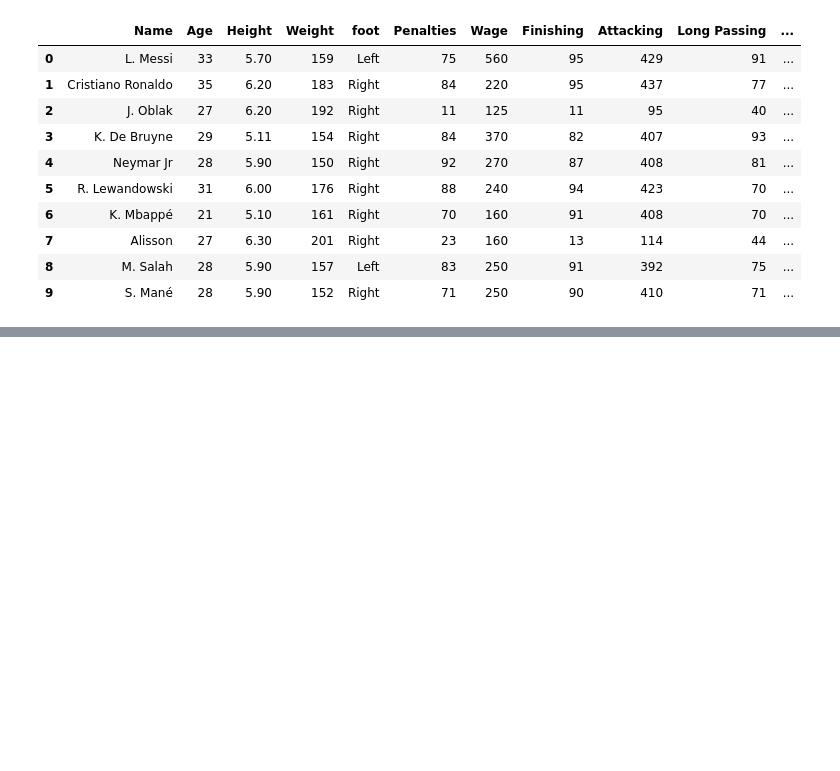
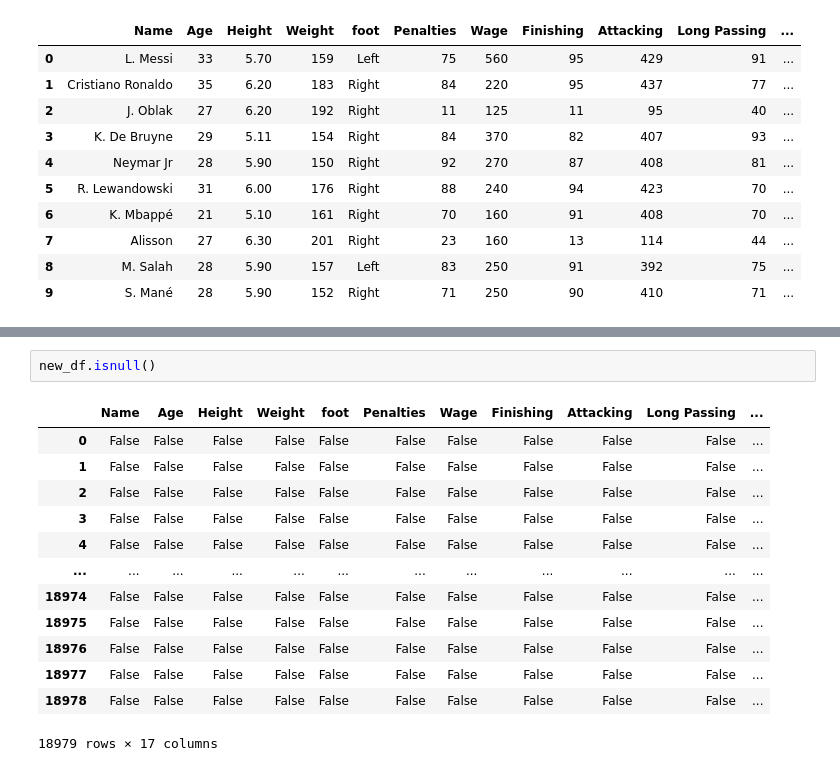
Before and after one commit to ayoub22222222/Data_Cleaning_project, a Jupyter notebook: notebook/fifa21_EDA.ipynb, the cells around one changed output, grey strips where cells are left out. Cells and saved outputs as stored; diff of their text form; blank space fills up the shorter version.

```diff
--- a/notebook/fifa21_EDA.ipynb
+++ b/notebook/fifa21_EDA.ipynb
@@ -75,0 +68,16 @@ new_df.corr
+# %%
+new_df.isnull()
+# %% [output]
+|  | Name | Age | Height | Weight | foot | Penalties | Wage | Finishing | Attacking | Long Passing | ... |
+| 0 | False | False | False | False | False | False | False | False | False | False | ... |
+| 1 | False | False | False | False | False | False | False | False | False | False | ... |
+| 2 | False | False | False | False | False | False | False | False | False | False | ... |
+| 3 | False | False | False | False | False | False | False | False | False | False | ... |
+| 4 | False | False | False | False | False | False | False | False | False | False | ... |
+| ... | ... | ... | ... | ... | ... | ... | ... | ... | ... | ... | ... |
+| 18974 | False | False | False | False | False | False | False | False | False | False | ... |
+| 18975 | False | False | False | False | False | False | False | False | False | False | ... |
+| 18976 | False | False | False | False | False | False | False | False | False | False | ... |
+| 18977 | False | False | False | False | False | False | False | False | False | False | ... |
+| 18978 | False | False | False | False | False | False | False | False | False | False | ... |
+18979 rows × 17 columns
```
Also changed, not shown: parts of 8 cells of this notebook.
